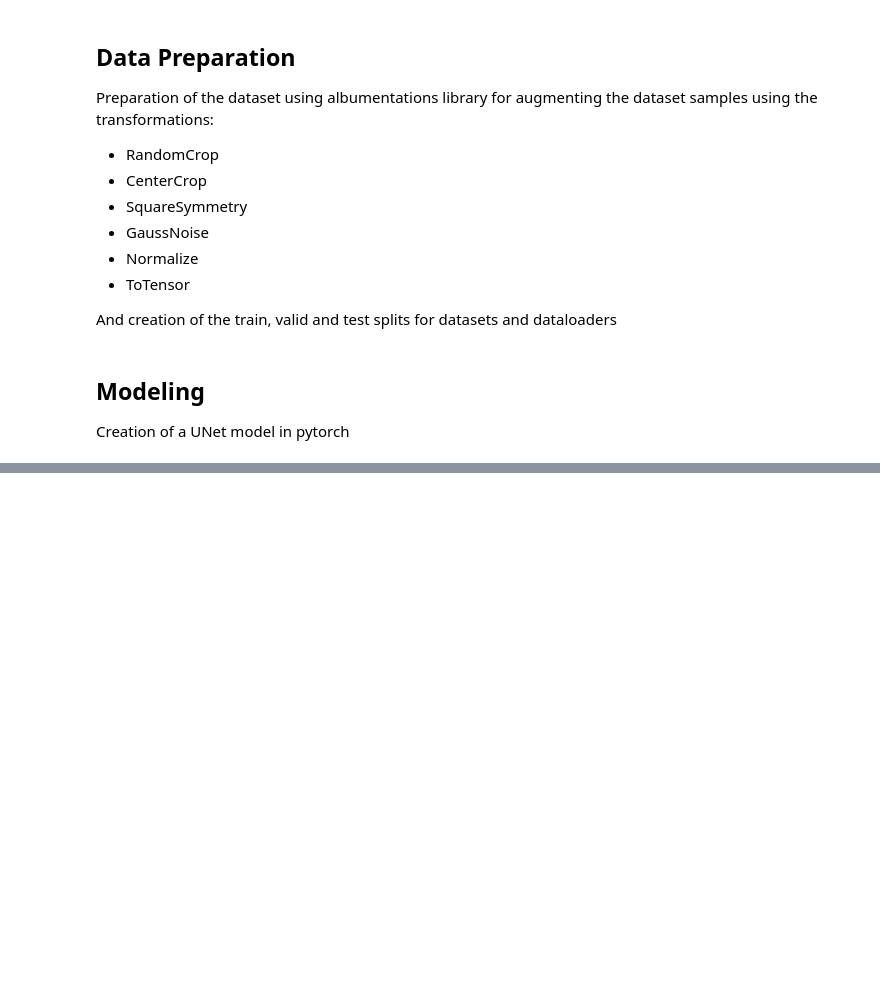
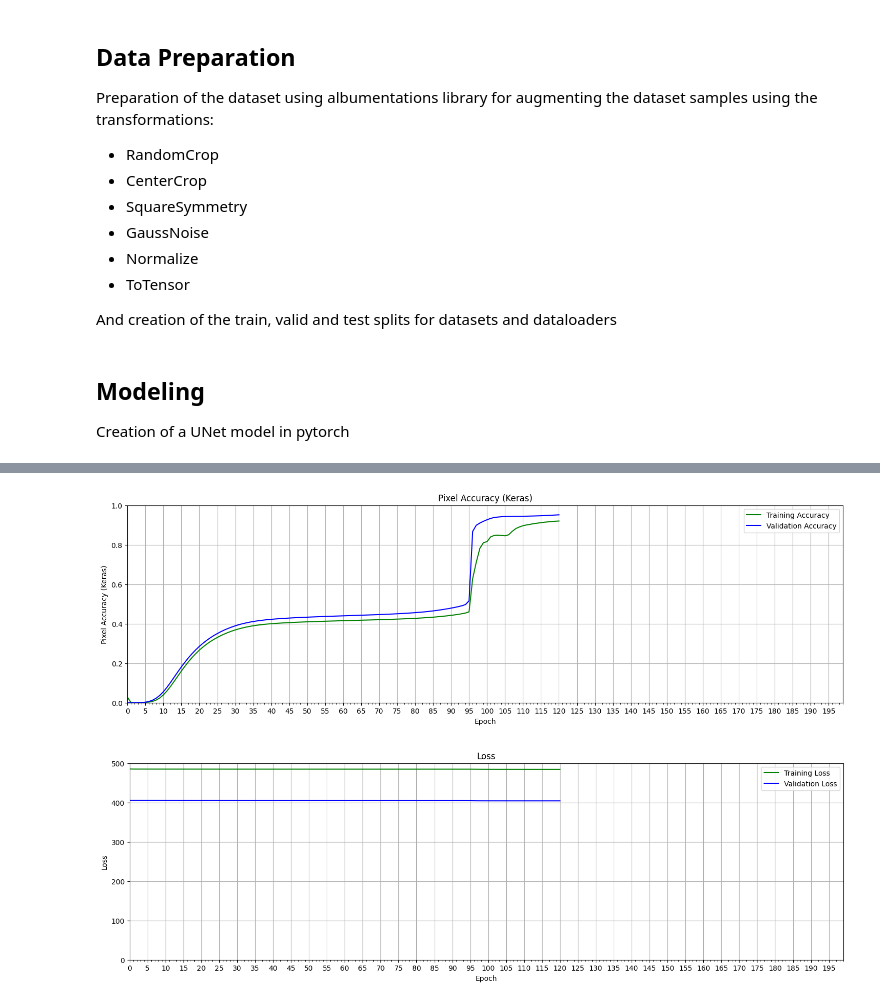
Before and after one commit to jmanuelc87/lung-segmentation-lidc-idri, a Jupyter notebook: notebooks/lidc-idri-segmentation.ipynb, the cells around one changed output, grey strips where cells are left out. Saved outputs shown, nothing was run; the diff lists cells and outputs as text; code cells hidden in the pictures; blank space fills up the shorter version.

```diff
--- a/notebooks/lidc-idri-segmentation.ipynb
+++ b/notebooks/lidc-idri-segmentation.ipynb
@@ -249,27 +284,30 @@ def plot_results(metrics, ylabel=None, ylim=None, metric_name=None, color=None):
 # %%
 train_acc = history.history["accuracy"]
 valid_acc = history.history["val_accuracy"]
 
 # Dice coefficient.
 train_loss = history.history["loss"]
 valid_loss = history.history["val_loss"]
 
 
 plot_results(
     [train_acc, valid_acc],
     ylabel="Pixel Accuracy (Keras)",
-    ylim=[0.5, 1.0],
+    ylim=[0.0, 1.0],
     metric_name=["Training Accuracy", "Validation Accuracy"],
     color=["g", "b"],
 )
 
 plot_results(
     [train_loss, valid_loss],
     ylabel="Loss",
-    ylim=[0.0, 1.0],
+    ylim=[0.0, 500.0],
     metric_name=["Training Loss", "Validation Loss"],
     color=["g", "b"],
 )
+# %% [output]
+[figure, added]
+[figure, added]
 # %%
 def inference(model, dataset):
 
```
Also changed, not shown: parts of 4 cells of this notebook.
